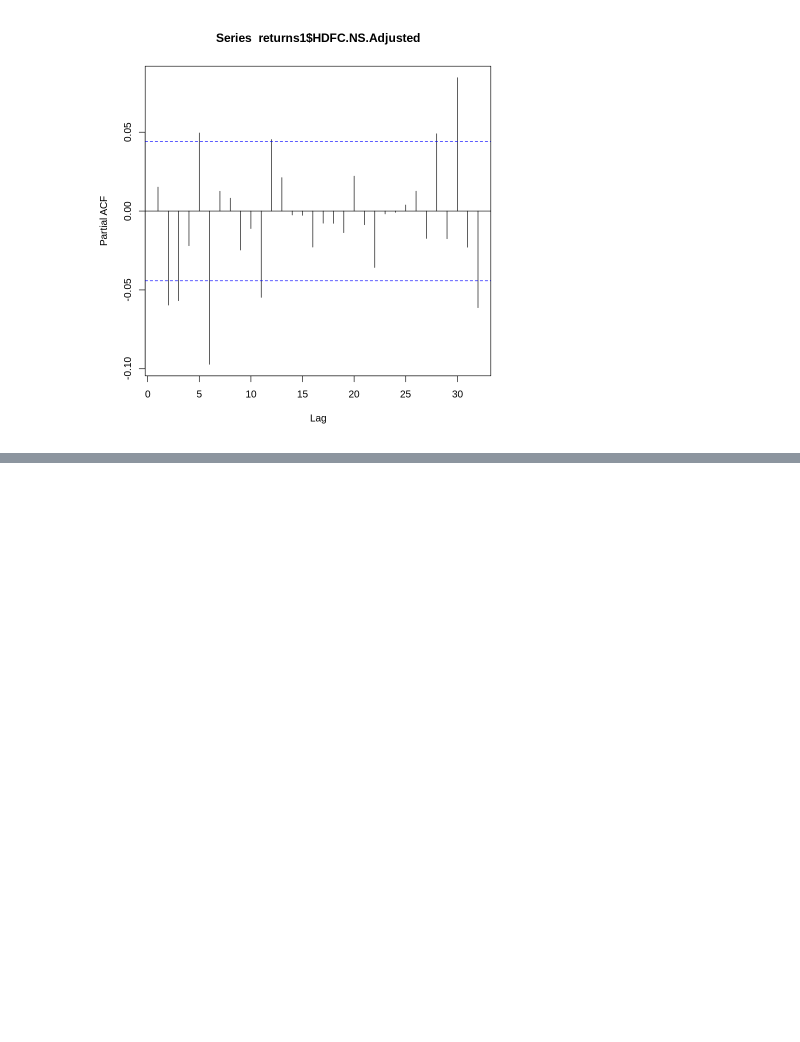
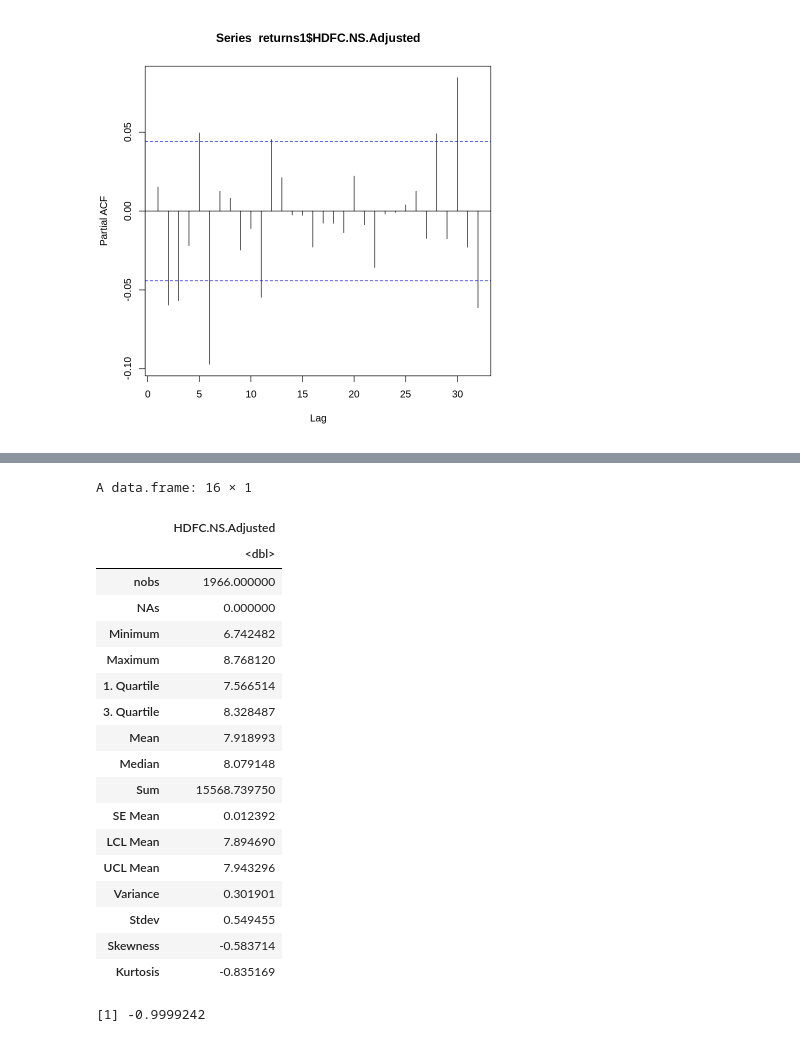
Before and after one commit to ravindrabajpai/sp_forecasting, a Jupyter notebook: r_colab_2.ipynb, the cells around one changed output, grey strips where cells are left out. Drawn from its saved outputs; the diff is of its cells as text; code cells hidden in the pictures; blank space fills up the shorter version.

```diff
--- a/r_colab_2.ipynb
+++ b/r_colab_2.ipynb
@@ -376,0 +403,32 @@ pacf(returns1$HDFC.NS.Adjusted)
+# %%
+prices2<-prices
+prices2$HDFC.NS.Adjusted<-forecast::BoxCox(prices$HDFC.NS.Adjusted, lambda = 0.0223600982621922)
+basicStats(prices2)
+# %% [output]
+A data.frame: 16 × 1
+|  | HDFC.NS.Adjusted |
+|  | <dbl> |
+| nobs | 1966.000000 |
+| NAs | 0.000000 |
+| Minimum | 6.742482 |
+| Maximum | 8.768120 |
+| 1. Quartile | 7.566514 |
+| 3. Quartile | 8.328487 |
+| Mean | 7.918993 |
+| Median | 8.079148 |
+| Sum | 15568.739750 |
+| SE Mean | 0.012392 |
+| LCL Mean | 7.894690 |
+| UCL Mean | 7.943296 |
+| Variance | 0.301901 |
+| Stdev | 0.549455 |
+| Skewness | -0.583714 |
+| Kurtosis | -0.835169 |
+# %%
+returns2<-hdfc_returns
+# to handle negative values in the returns
+returns2<-exp(returns2)
+returns2<-na.omit(returns2)
+BoxCox.lambda(returns2$HDFC.NS.Adjusted)
+# %% [output]
+[1] -0.9999242
```
Also changed, not shown: parts of 3 cells of this notebook.
